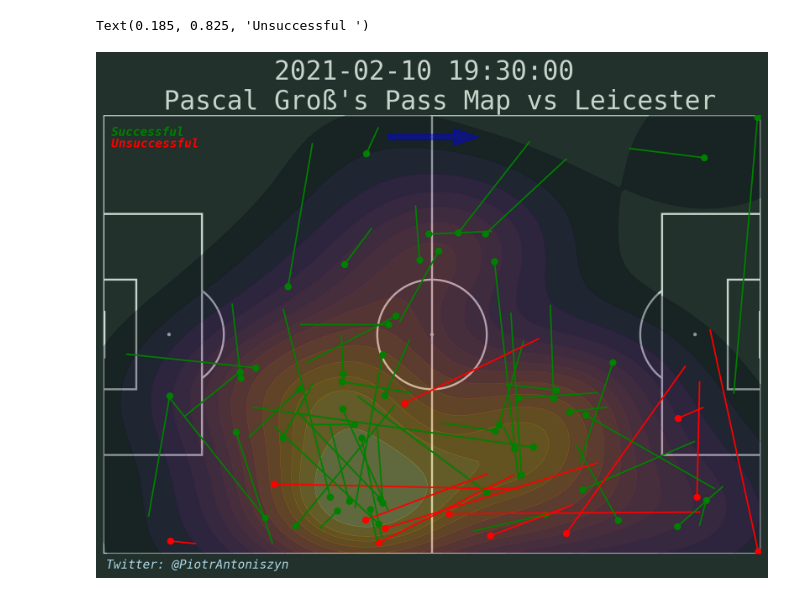
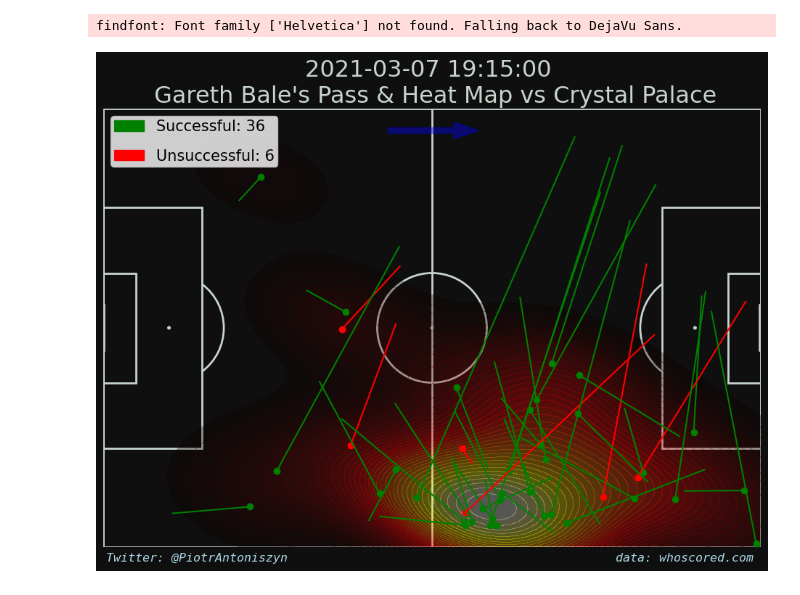
Before and after one commit to PiotrAntoniszyn/FootballAnalytics, a Jupyter notebook: Player Passes.ipynb, the cells around one changed output. Cells and saved outputs as stored; diff of their text form; code cells hidden in the pictures.

```diff
--- a/Player Passes.ipynb
+++ b/Player Passes.ipynb
@@ -93,5 +95,13 @@ See the caveats in the documentation: https://pandas.pydata.org/pandas-docs/stab
 # %%
 player_pass_df = player_pass_df[['name','minute','second','x','y','playType','outcome','endX','endY']]
+# %%
+progCount = 0
+
+for x in range(len(player_pass_df['x'])):
+    if player_pass_df.iloc[x]['x']<player_pass_df.iloc[x]['endX']:
+        progCount+=1
+progCount/len(player_pass_df)
+progPercentage = "{:.2%}".format(progCount/len(player_pass_df))
 # %%
 player_pass_df
 # %% [output]
@@ -113,17 +127,21 @@ player_pass_df
 player_pass_df = player_pass_df.reset_index(drop=True)
 # %%
 #Generate Pitch
-fig,ax = plt.subplots(figsize=(13.5,8),dpi=200)
-fig.set_facecolor('#22312b')
-ax.patch.set_facecolor('#22312b')
+fig,ax = plt.subplots(figsize=(13.5,8),dpi=100)
+fig.set_facecolor('#0F0F0F')
+ax.patch.set_facecolor('#0F0F0F')
 
-pitch = Pitch(pitch_type='statsbomb', orientation='horizontal', pitch_color='#22312b', line_color='#c7d5cc', figsize=(16,11),
+pitch = Pitch(pitch_type='statsbomb', orientation='horizontal', pitch_color='#0F0F0F', line_color='#c7d5cc', figsize=(16,11),
              constrained_layout=True, tight_layout=False)
 pitch.draw(ax=ax)
 plt.gca().invert_yaxis()
 
 
+csfont = {'fontname':'Comic Sans MS'}
+hfont = {'fontname':'Helvetica'}
 
+
+from matplotlib.patches import Rectangle
 #Create heatmap
 kde = sns.kdeplot(
     player_pass_df['x'],
@@ -131,39 +149,44 @@ kde = sns.kdeplot(
     shade = True,
     shade_lowest=False,
     alpha=.3,
-    n_levels=15,
-    cmap='inferno'
+    n_levels=40,
+    cmap='hot'
 )
 
 #if player_pass_df['outcome'] == 'Successful':
 #    plt.plot((player_pass_df['x'],player_pass_df['endX']),(player_pass_df['y'],player_pass_df['endY']),color='green',label='Successful')
 #    plt.scatter(player_pass_df['x'],player_pass_df['y'],color='green',label='pass starting points')
 #if player_pass_df['outcome'] == 'Unsuccessful':
 #    plt.plot((player_pass_df['x'],player_pass_df['endX']),(player_pass_df['y'],player_pass_df['endY']),color='red',label='Unsuccessful')
 #    plt.scatter(player_pass_df['x'],player_pass_df['y'],color='red', label='pass starting points')
 for x in range(len(player_pass_df['x'])):
     if player_pass_df['outcome'][x] == 'Successful':
         x1 = plt.plot((player_pass_df['x'][x],player_pass_df['endX'][x]),(player_pass_df['y'][x],player_pass_df['endY'][x]),color='green',label='Successful')
         x2 = plt.scatter(player_pass_df['x'][x],player_pass_df['y'][x],color='green',label='pass starting points')
     if player_pass_df['outcome'][x] == 'Unsuccessful':
         y1 = plt.plot((player_pass_df['x'][x],player_pass_df['endX'][x]),(player_pass_df['y'][x],player_pass_df['endY'][x]),color='red',label='Unsuccessful')
         y2 = plt.scatter(player_pass_df['x'][x],player_pass_df['y'][x],color='red', label='pass starting points')
 
 plt.arrow(52.0,76.0,12.0,0.0,color='blue',width=1,alpha=0.4)
 
 plt.xlim(0,120)
 plt.ylim(0,80)
 
+red = mpatches.Patch(color='red', label='Unsuccessful: {}'.format(player_pass_df['outcome'].value_counts()[1]))
+green = mpatches.Patch(color='green', label='Successful: {}'.format(player_pass_df['outcome'].value_counts()[0]))
+extra = Rectangle((0, 0), .1, .1, fc="w", fill=False, edgecolor='none', linewidth=0,label='Progressive passes: {}'.format(progPercentage))
+fig.text(.18,.1,'Twitter: @PiotrAntoniszyn ',fontstyle='oblique',fontsize=12,fontfamily='monospace',color='lightblue')
+fig.text(.70,.1,'data: whoscored.com ',fontstyle='oblique',fontsize=12,fontfamily='monospace',color='lightblue')
 
-fig.text(.18,.1,'Twitter: @PiotrAntoniszyn ',fontstyle='oblique',fontsize=12,fontfamily='monospace',color='lightblue')
 #pass map title
 if int(h_a) == 1:
-    plt.title("{} {} \n {}\'s Pass Map vs {}".format(xg_data['startTime'][:10],xg_data['startTime'][11:20], player_pass_df['name'][1], xg_data['away']['name']), size=26, y=1,fontfamily='monospace', color='#c7d5cc')
+    plt.title("{} {} \n {}\'s Pass & Heat Map vs {}".format(xg_data['startTime'][:10],xg_data['startTime'][11:20], player_pass_df['name'][1], xg_data['away']['name']), size=23, y=1,**hfont, color='#c7d5cc')
 if int(h_a) == 2:
-    plt.title("{} {} \n {}\'s Pass Map vs {}".format(xg_data['startTime'][:10],xg_data['startTime'][11:20], player_pass_df['name'][1], xg_data['home']['name']), size=26, y=1,fontfamily='monospace', color='#c7d5cc')
+    plt.title("{} {} \n {}\'s Pass & Heat Map vs {}".format(xg_data['startTime'][:10],xg_data['startTime'][11:20], player_pass_df['name'][1], xg_data['home']['name']), size=23, y=1,**hfont, color='#c7d5cc')
+leg = ax.legend(handles=[green,red],borderpad=0.2, markerscale=1.5, labelspacing=1, loc="best", fontsize=15)
 
-fig.text(.185,.845,'Successful',fontstyle='oblique',fontsize=12,fontfamily='monospace',color='green',weight='bold')
-fig.text(.185,.825,'Unsuccessful ',fontstyle='oblique',fontsize=12,fontfamily='monospace',color='red',weight='bold')
+#fig.text(.185,.845,'Progressive pass %: {}'.format(progPercentage),fontstyle='oblique',fontsize=12,fontfamily='monospace',color='green',weight='bold')
+#fig.text(.185,.825,'Unsuccessful ',fontstyle='oblique',fontsize=12,fontfamily='monospace',color='red',weight='bold')
 # %% [output]
-Text(0.185, 0.825, 'Unsuccessful ')
+findfont: Font family ['Helvetica'] not found. Falling back to DejaVu Sans.
-[figure, old version]
+[figure, new version]
```
Also changed, not shown: parts of 11 cells of this notebook, 3 other files.
